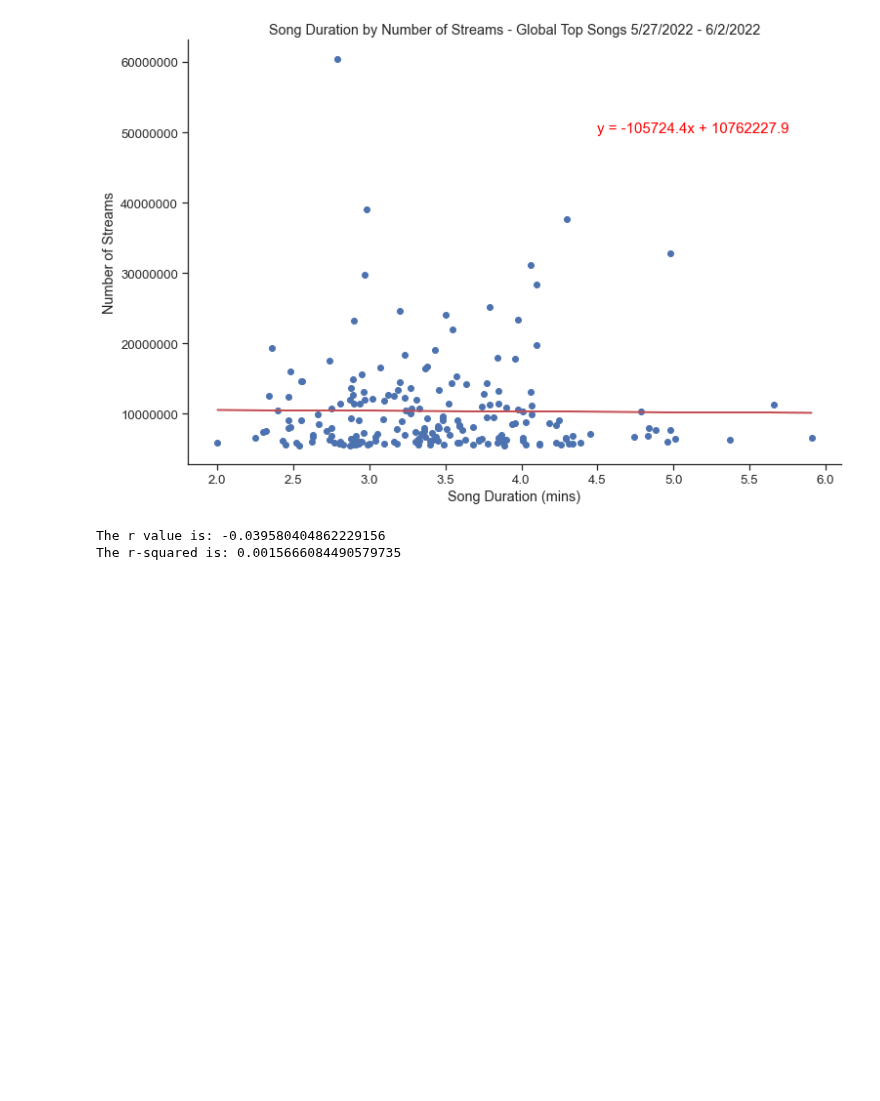
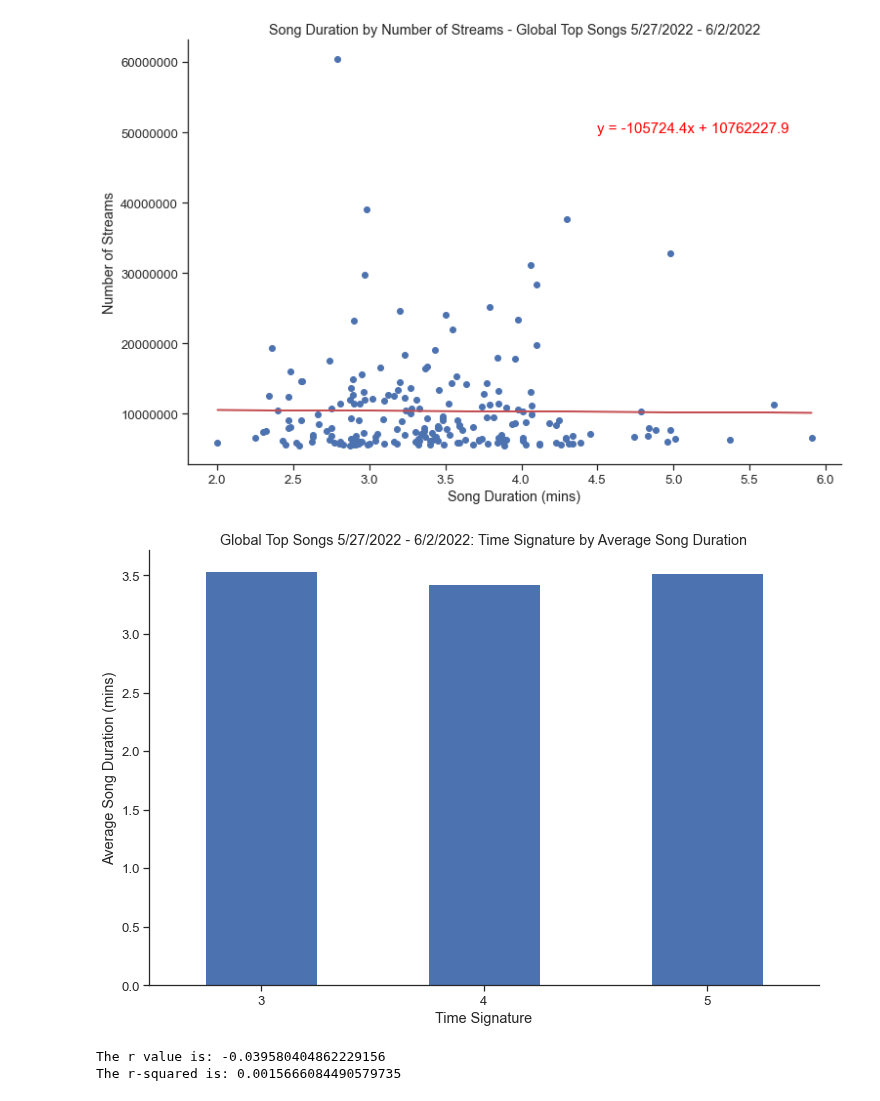
Before and after one commit to mbruns13/project_1_spotify, a Jupyter notebook: song_duration.ipynb, the cells around one changed output. Drawn from its saved outputs; the diff is of its cells as text; code cells hidden in the pictures; blank space fills up the shorter version.

```diff
--- a/song_duration.ipynb
+++ b/song_duration.ipynb
@@ -361,6 +361,25 @@ plt.show()
 The r value is: -0.010469514805883429
 The r-squared is: 0.00010961074027061232
 [figure]
+# %%
+#Time Signature = An estimated time signature. The time signature (meter) is a notational convention to specify how many beats
+#are in each bar (or measure). The time signature ranges from 3 to 7 indicating time signatures of "3/4", to "7/4".
+
+#try grouping songs by time signature
+#min is 3, max is 7
+
+timesig_avgduration_df = full_track_data.groupby('time_signature')[['duration_mins']].mean()
+timesig_avgduration_df.reset_index(inplace=True)
+timesig_avgduration_df
+
+
+timesig_fig = timesig_avgduration_df.plot(x='time_signature', y='duration_mins', kind="bar", title="Global Top Songs 5/27/2022 - 6/2/2022: Time Signature by Average Song Duration", rot=0, legend=None)
+plt.xlabel("Time Signature")
+plt.ylabel("Average Song Duration (mins)")
+
+plt.show()
+# %% [output]
+[figure, added]
 # %%
 xvalues =full_track_data["duration_mins"]
 yvalues = full_track_data["time_signature"]
```
Also changed, not shown: parts of 2 cells of this notebook, 2 other files.
